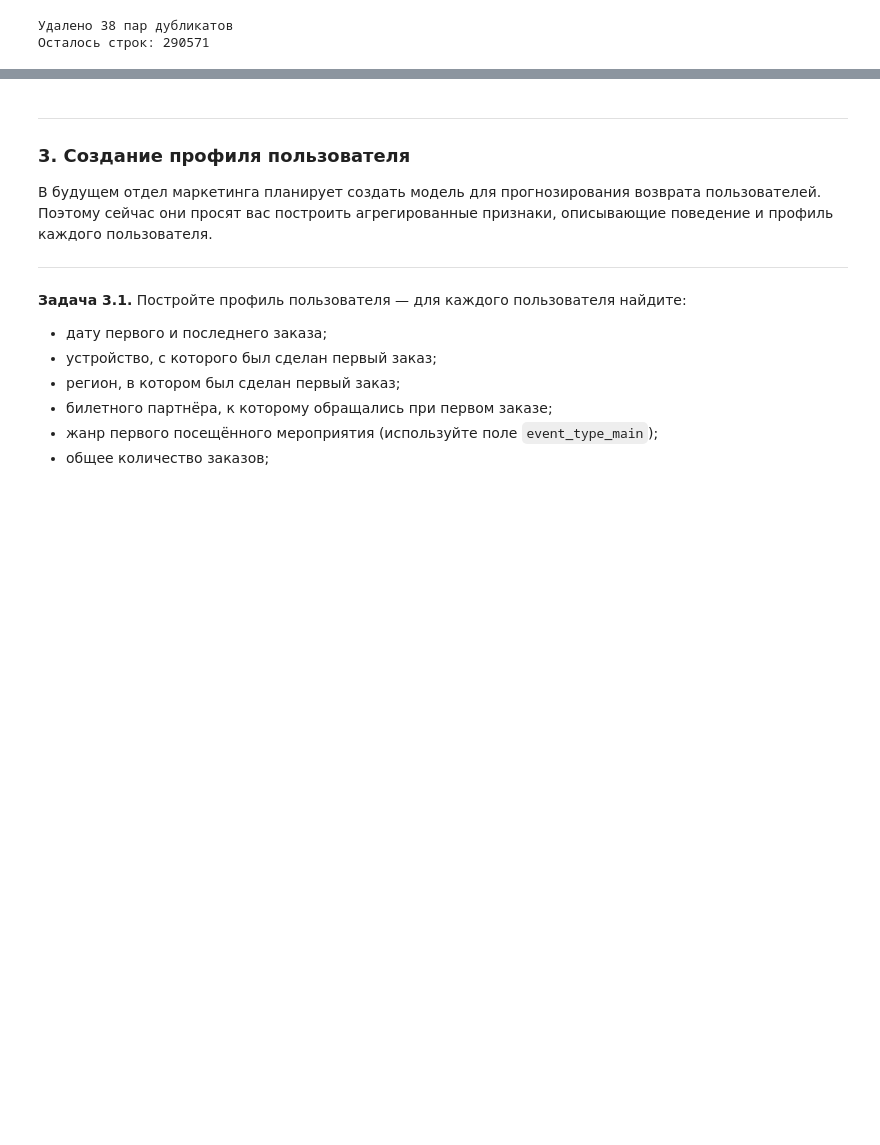
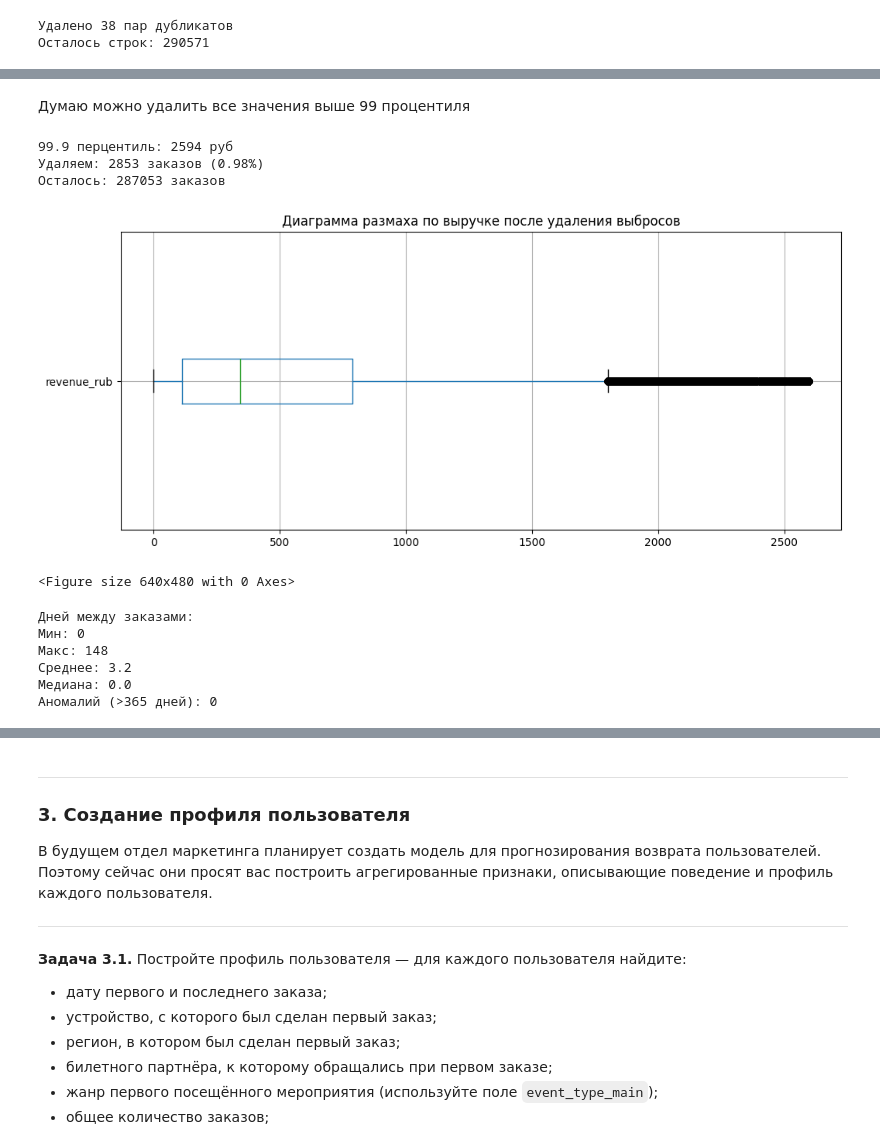
Before and after one commit to goskom030-git/yandex-afisha-analysis, a Jupyter notebook: b689e788-5b12-464d-9438-af0736e3047d.ipynb, the cells around one changed output, grey strips where cells are left out. Cells and saved outputs as stored; diff of their text form; code cells hidden in the pictures; blank space fills up the shorter version.

```diff
--- a/b689e788-5b12-464d-9438-af0736e3047d.ipynb
+++ b/b689e788-5b12-464d-9438-af0736e3047d.ipynb
@@ -597,0 +630,46 @@ plt.show()
+# %% [markdown]
+Думаю можно удалить все значения выше 99 процентиля
+# %%
+# Фильтруем по 99.9 перцентилю
+threshold = df['revenue_rub'].quantile(0.99)
+print(f"99.9 перцентиль: {threshold:.0f} руб")
+
+# Сколько удаляем
+outliers = df[df['revenue_rub'] > threshold]
+print(f"Удаляем: {len(outliers)} заказов ({len(outliers)/len(df)*100:.2f}%)")
+
+# Применяем фильтр
+df = df[df['revenue_rub'] <= threshold]
+print(f"Осталось: {len(df)} заказов")
+
+plt.figure(figsize=(12,5))
+df.boxplot(column='revenue_rub', vert=False, grid=True, figsize=(12,6))
+plt.title('Диаграмма размаха по выручке после удаления выбросов')
+plt.show()
+plt.tight_layout()
+plt.show()
+# %% [output]
+99.9 перцентиль: 2594 руб
+Удаляем: 2853 заказов (0.98%)
+Осталось: 287053 заказов
+[figure, added]
+<Figure size 640x480 with 0 Axes>
+# %%
+# Проверяем days_since_prev (только не пропуски)
+valid_days = df['days_since_prev'].dropna()
+print(f"Дней между заказами:")
+print(f"Мин: {valid_days.min():.0f}")
+print(f"Макс: {valid_days.max():.0f}")
+print(f"Среднее: {valid_days.mean():.1f}")
+print(f"Медиана: {valid_days.median():.1f}")
+
+# Есть ли аномалии (больше года)?
+anomalies = valid_days[valid_days > 365]
+print(f"Аномалий (>365 дней): {len(anomalies)}")
+# %% [output]
+Дней между заказами:
+Мин: 0
+Макс: 148
+Среднее: 3.2
+Медиана: 0.0
+Аномалий (>365 дней): 0
```
Also changed, not shown: parts of 35 cells of this notebook.
